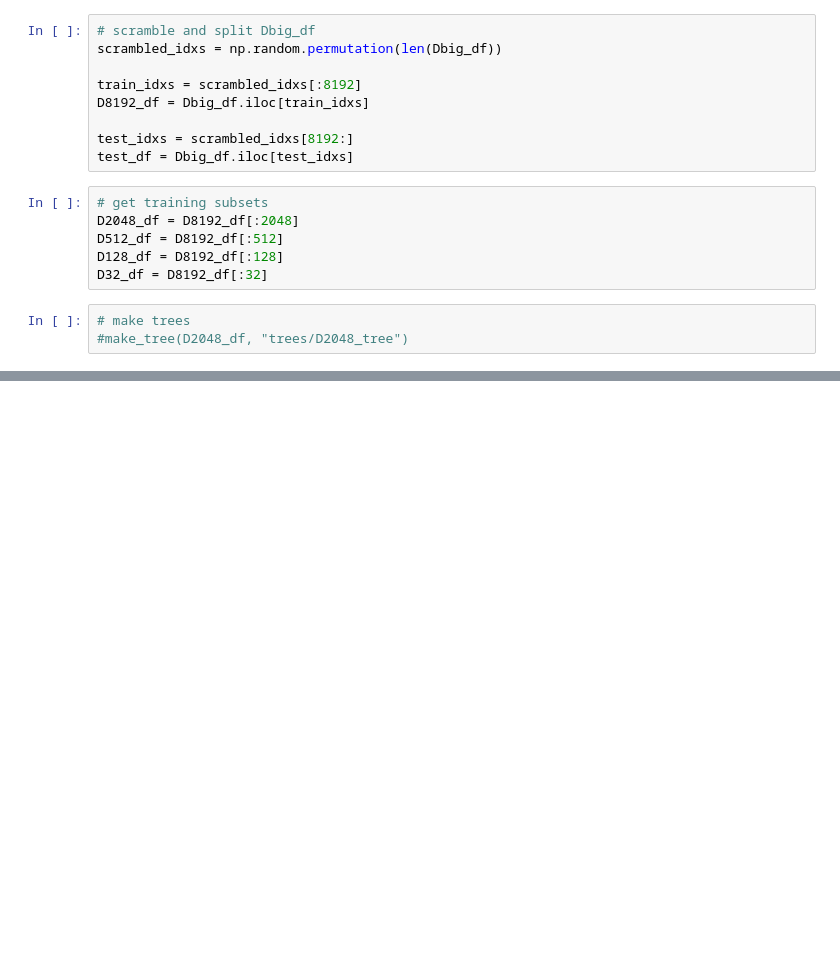
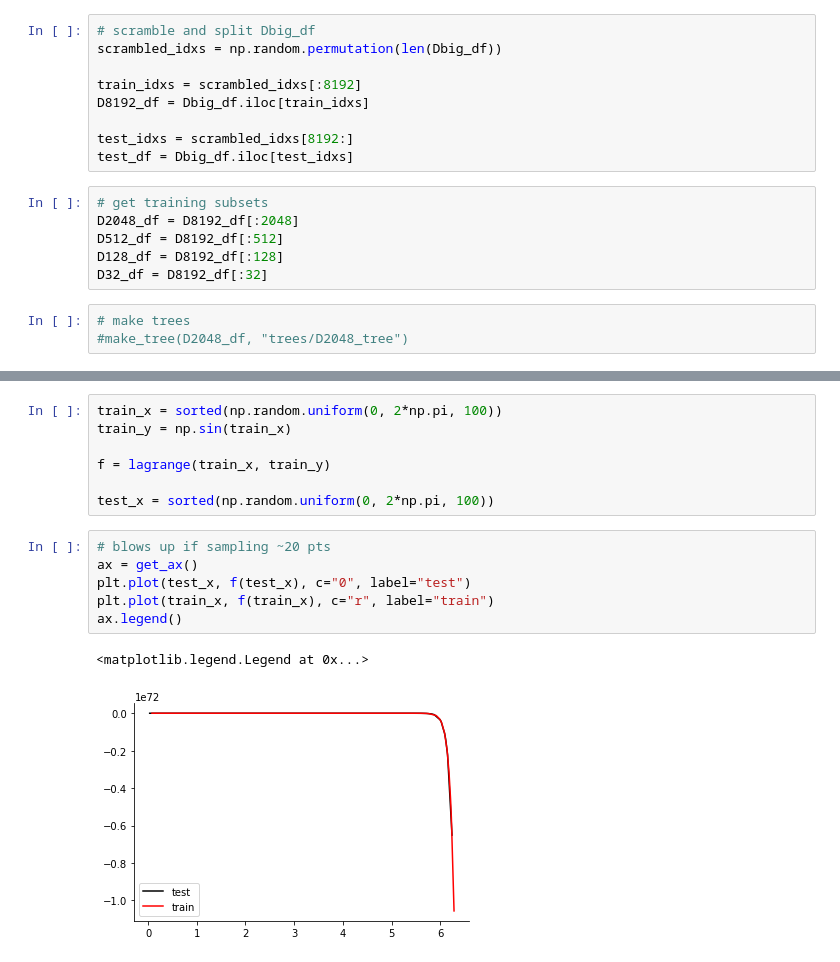
Before and after one commit to TurnerEntenmann/CS760_HW2, a Jupyter notebook: main.ipynb, the cells around one changed output, grey strips where cells are left out. Saved outputs shown, nothing was run; the diff lists cells and outputs as text; blank space fills up the shorter version.

```diff
--- a/main.ipynb
+++ b/main.ipynb
@@ -425,0 +441,16 @@ plt.show()
+# %%
+train_x = sorted(np.random.uniform(0, 2*np.pi, 100))
+train_y = np.sin(train_x)
+
+f = lagrange(train_x, train_y)
+
+test_x = sorted(np.random.uniform(0, 2*np.pi, 100))
+# %%
+# blows up if sampling ~20 pts
+ax = get_ax()
+plt.plot(test_x, f(test_x), c="0", label="test")
+plt.plot(train_x, f(train_x), c="r", label="train")
+ax.legend()
+# %% [output]
+<matplotlib.legend.Legend at 0x...>
+[figure, added]
```
Also changed, not shown: parts of 11 cells of this notebook, 3 other files.
